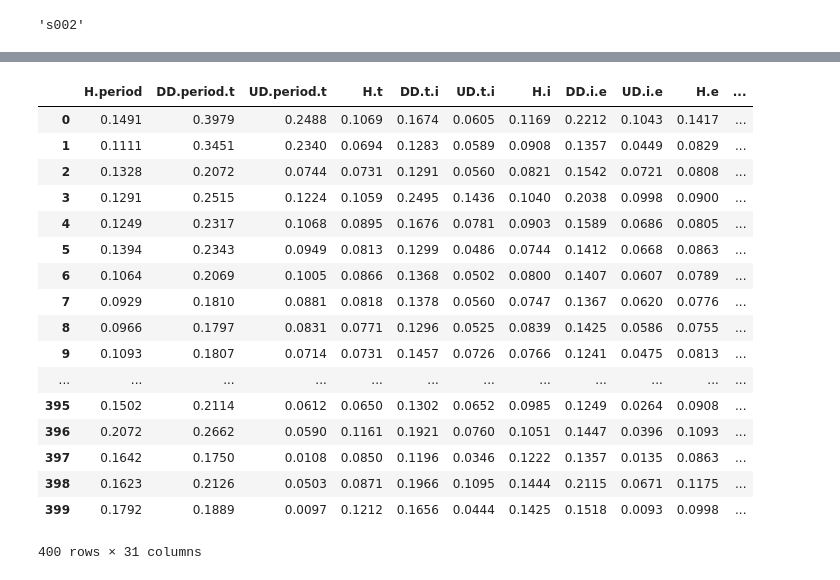
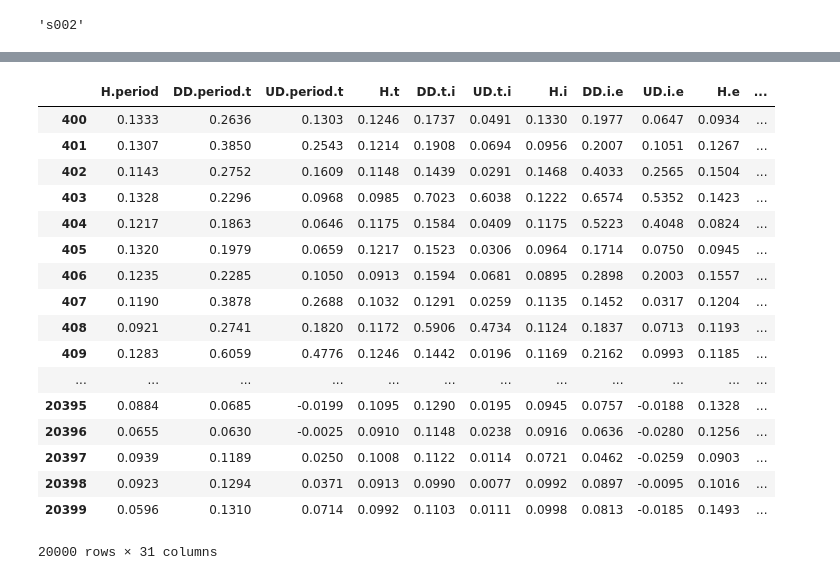
Before and after one commit to UsmanRehmat/Keystroke-authentication, a Jupyter notebook: FixedText.ipynb, the cells around one changed output, grey strips where cells are left out. Cells and saved outputs as stored; diff of their text form; code cells hidden in the pictures.

```diff
--- a/FixedText.ipynb
+++ b/FixedText.ipynb
@@ -124,23 +177,22 @@ subject
 # %%
-genuine_user_data = data.loc[data.subject == subject, \
-                             "H.period":"H.Return"]
-genuine_user_data
+other_user_data = data.loc[data.subject != subject, "H.period":"H.Return"]
+other_user_data
 # %% [output]
 |  | H.period | DD.period.t | UD.period.t | H.t | DD.t.i | UD.t.i | H.i | DD.i.e | UD.i.e | H.e | ... |
-| 0 | 0.1491 | 0.3979 | 0.2488 | 0.1069 | 0.1674 | 0.0605 | 0.1169 | 0.2212 | 0.1043 | 0.1417 | ... |
-| 1 | 0.1111 | 0.3451 | 0.2340 | 0.0694 | 0.1283 | 0.0589 | 0.0908 | 0.1357 | 0.0449 | 0.0829 | ... |
-| 2 | 0.1328 | 0.2072 | 0.0744 | 0.0731 | 0.1291 | 0.0560 | 0.0821 | 0.1542 | 0.0721 | 0.0808 | ... |
-| 3 | 0.1291 | 0.2515 | 0.1224 | 0.1059 | 0.2495 | 0.1436 | 0.1040 | 0.2038 | 0.0998 | 0.0900 | ... |
-| 4 | 0.1249 | 0.2317 | 0.1068 | 0.0895 | 0.1676 | 0.0781 | 0.0903 | 0.1589 | 0.0686 | 0.0805 | ... |
-| 5 | 0.1394 | 0.2343 | 0.0949 | 0.0813 | 0.1299 | 0.0486 | 0.0744 | 0.1412 | 0.0668 | 0.0863 | ... |
-| 6 | 0.1064 | 0.2069 | 0.1005 | 0.0866 | 0.1368 | 0.0502 | 0.0800 | 0.1407 | 0.0607 | 0.0789 | ... |
-| 7 | 0.0929 | 0.1810 | 0.0881 | 0.0818 | 0.1378 | 0.0560 | 0.0747 | 0.1367 | 0.0620 | 0.0776 | ... |
-| 8 | 0.0966 | 0.1797 | 0.0831 | 0.0771 | 0.1296 | 0.0525 | 0.0839 | 0.1425 | 0.0586 | 0.0755 | ... |
-| 9 | 0.1093 | 0.1807 | 0.0714 | 0.0731 | 0.1457 | 0.0726 | 0.0766 | 0.1241 | 0.0475 | 0.0813 | ... |
+| 400 | 0.1333 | 0.2636 | 0.1303 | 0.1246 | 0.1737 | 0.0491 | 0.1330 | 0.1977 | 0.0647 | 0.0934 | ... |
+| 401 | 0.1307 | 0.3850 | 0.2543 | 0.1214 | 0.1908 | 0.0694 | 0.0956 | 0.2007 | 0.1051 | 0.1267 | ... |
+| 402 | 0.1143 | 0.2752 | 0.1609 | 0.1148 | 0.1439 | 0.0291 | 0.1468 | 0.4033 | 0.2565 | 0.1504 | ... |
+| 403 | 0.1328 | 0.2296 | 0.0968 | 0.0985 | 0.7023 | 0.6038 | 0.1222 | 0.6574 | 0.5352 | 0.1423 | ... |
+| 404 | 0.1217 | 0.1863 | 0.0646 | 0.1175 | 0.1584 | 0.0409 | 0.1175 | 0.5223 | 0.4048 | 0.0824 | ... |
+| 405 | 0.1320 | 0.1979 | 0.0659 | 0.1217 | 0.1523 | 0.0306 | 0.0964 | 0.1714 | 0.0750 | 0.0945 | ... |
+| 406 | 0.1235 | 0.2285 | 0.1050 | 0.0913 | 0.1594 | 0.0681 | 0.0895 | 0.2898 | 0.2003 | 0.1557 | ... |
+| 407 | 0.1190 | 0.3878 | 0.2688 | 0.1032 | 0.1291 | 0.0259 | 0.1135 | 0.1452 | 0.0317 | 0.1204 | ... |
+| 408 | 0.0921 | 0.2741 | 0.1820 | 0.1172 | 0.5906 | 0.4734 | 0.1124 | 0.1837 | 0.0713 | 0.1193 | ... |
+| 409 | 0.1283 | 0.6059 | 0.4776 | 0.1246 | 0.1442 | 0.0196 | 0.1169 | 0.2162 | 0.0993 | 0.1185 | ... |
 | ... | ... | ... | ... | ... | ... | ... | ... | ... | ... | ... | ... |
-| 395 | 0.1502 | 0.2114 | 0.0612 | 0.0650 | 0.1302 | 0.0652 | 0.0985 | 0.1249 | 0.0264 | 0.0908 | ... |
-| 396 | 0.2072 | 0.2662 | 0.0590 | 0.1161 | 0.1921 | 0.0760 | 0.1051 | 0.1447 | 0.0396 | 0.1093 | ... |
-| 397 | 0.1642 | 0.1750 | 0.0108 | 0.0850 | 0.1196 | 0.0346 | 0.1222 | 0.1357 | 0.0135 | 0.0863 | ... |
-| 398 | 0.1623 | 0.2126 | 0.0503 | 0.0871 | 0.1966 | 0.1095 | 0.1444 | 0.2115 | 0.0671 | 0.1175 | ... |
-| 399 | 0.1792 | 0.1889 | 0.0097 | 0.1212 | 0.1656 | 0.0444 | 0.1425 | 0.1518 | 0.0093 | 0.0998 | ... |
+| 20395 | 0.0884 | 0.0685 | -0.0199 | 0.1095 | 0.1290 | 0.0195 | 0.0945 | 0.0757 | -0.0188 | 0.1328 | ... |
+| 20396 | 0.0655 | 0.0630 | -0.0025 | 0.0910 | 0.1148 | 0.0238 | 0.0916 | 0.0636 | -0.0280 | 0.1256 | ... |
+| 20397 | 0.0939 | 0.1189 | 0.0250 | 0.1008 | 0.1122 | 0.0114 | 0.0721 | 0.0462 | -0.0259 | 0.0903 | ... |
+| 20398 | 0.0923 | 0.1294 | 0.0371 | 0.0913 | 0.0990 | 0.0077 | 0.0992 | 0.0897 | -0.0095 | 0.1016 | ... |
+| 20399 | 0.0596 | 0.1310 | 0.0714 | 0.0992 | 0.1103 | 0.0111 | 0.0998 | 0.0813 | -0.0185 | 0.1493 | ... |
-400 rows × 31 columns
+20000 rows × 31 columns
```
Also changed, not shown: parts of 23 cells of this notebook, 4 other files.
